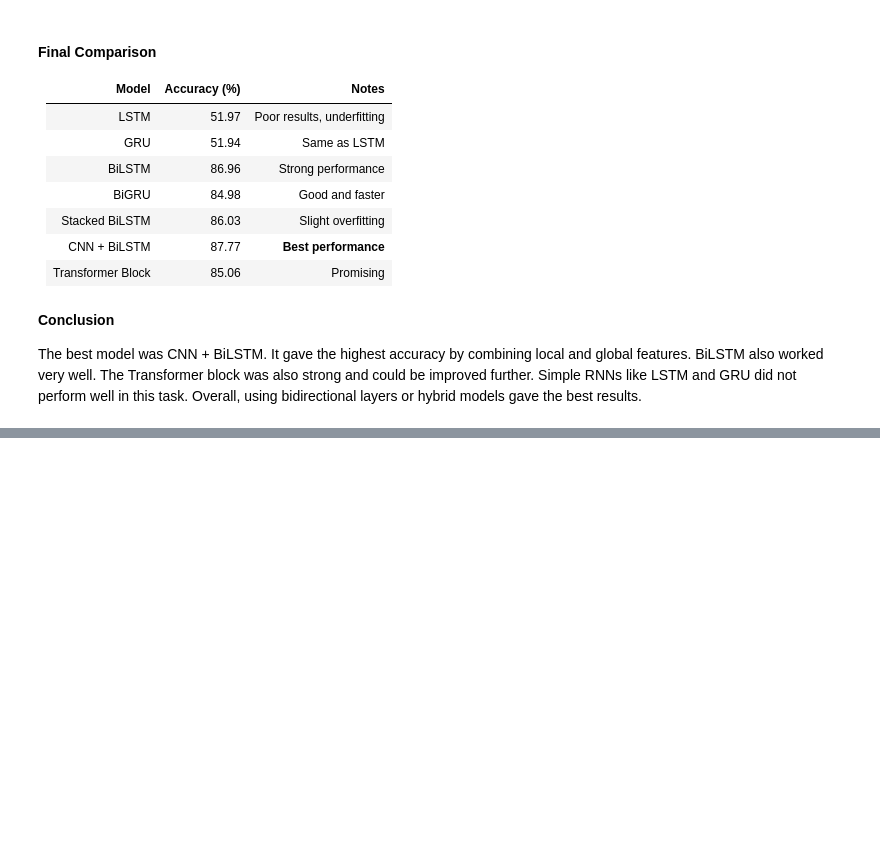
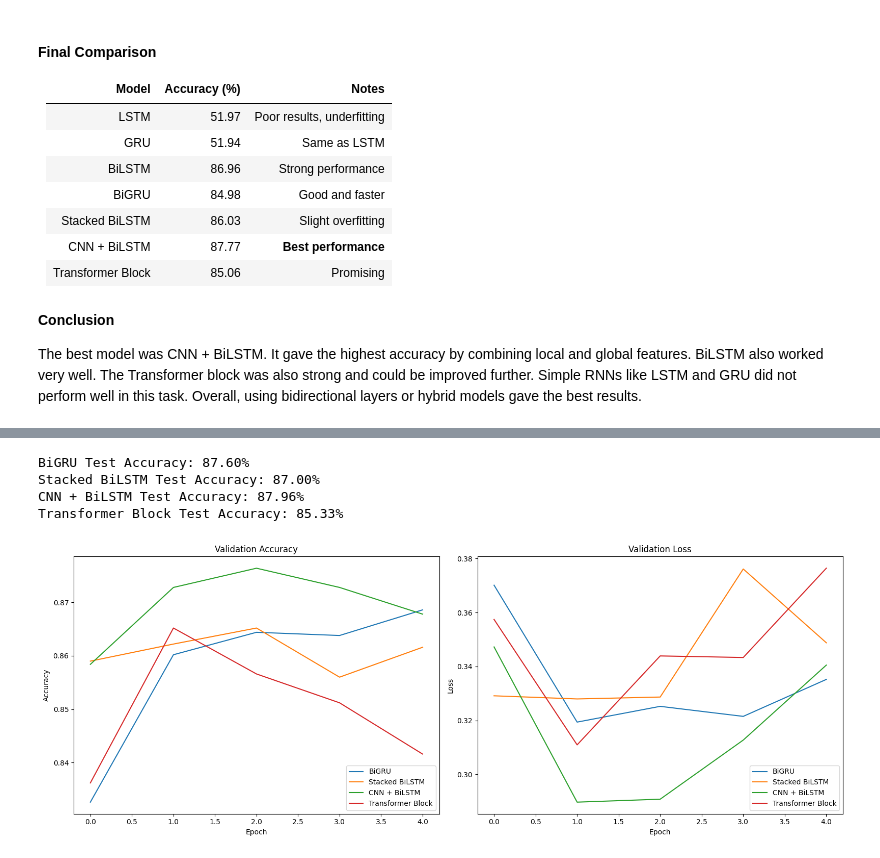
Before and after one commit to ashmunir/RNN-Part2, a Jupyter notebook: generateAmazonDataset.ipynb, the cells around one changed output, grey strips where cells are left out. Drawn from its saved outputs; the diff is of its cells as text; code cells hidden in the pictures; blank space fills up the shorter version.

```diff
--- a/generateAmazonDataset.ipynb
+++ b/generateAmazonDataset.ipynb
@@ -334,0 +513,37 @@ The best model was CNN + BiLSTM. It gave the highest accuracy by combining local
+# %%
+maxFeatures = 3000
+embedding_dim = 64
+
+x_train, y_train, _ = readData("amazon/train_small.txt")
+x_test, y_test, _ = readData("amazon/test_small.txt")
+
+x_train_int, y_train, x_test_int, y_test = transformData(
+    x_train, y_train, x_test, y_test, maxFeatures, seqLength
+)
+# %%
+from models import stacked_bilstm_model, cnn_bilstm_model, transformer_block_model, bidirectional_gru_model
+
+model_defs = [
+    ("BiGRU", bidirectional_gru_model),
+    ("Stacked BiLSTM", stacked_bilstm_model),
+    ("CNN + BiLSTM", cnn_bilstm_model),
+    ("Transformer Block", transformer_block_model)
+]
+
+trained_models = []
+histories = []
+labels = []
+
+for name, model_fn in model_defs:
+    print(f"\nTraining {name}...")
+    model = model_fn(maxFeatures, seqLength, embedding_dim)
+    history = model.fit(
+        x_train_int, y_train,
+        epochs=5,
+        batch_size=128,
+        validation_split=0.2,
+        verbose=2
+    )
+    trained_models.append((name, model))
+    histories.append(history)
+    labels.append(name)
@@ -334,0 +568,14 @@ The best model was CNN + BiLSTM. It gave the highest accuracy by combining local
+# %%
+# Evaluation of trained models
+for name, model in trained_models:
+    loss, acc = model.evaluate(x_test_int, y_test, verbose=0)
+    print(f"{name} Test Accuracy: {acc * 100:.2f}%")
+# %% [output]
+BiGRU Test Accuracy: 87.60%
+Stacked BiLSTM Test Accuracy: 87.00%
+CNN + BiLSTM Test Accuracy: 87.96%
+Transformer Block Test Accuracy: 85.33%
+# %%
+plot_histories(histories, labels)
+# %% [output]
+[figure, added]
```
Also changed, not shown: parts of 17 cells of this notebook, 1 other file.
